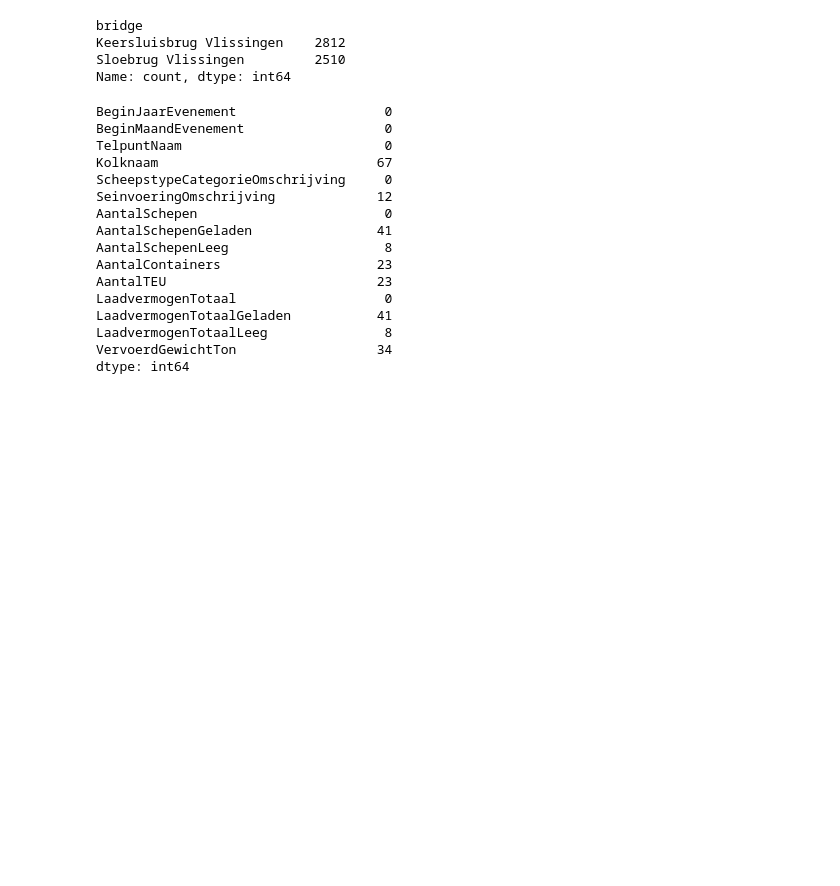
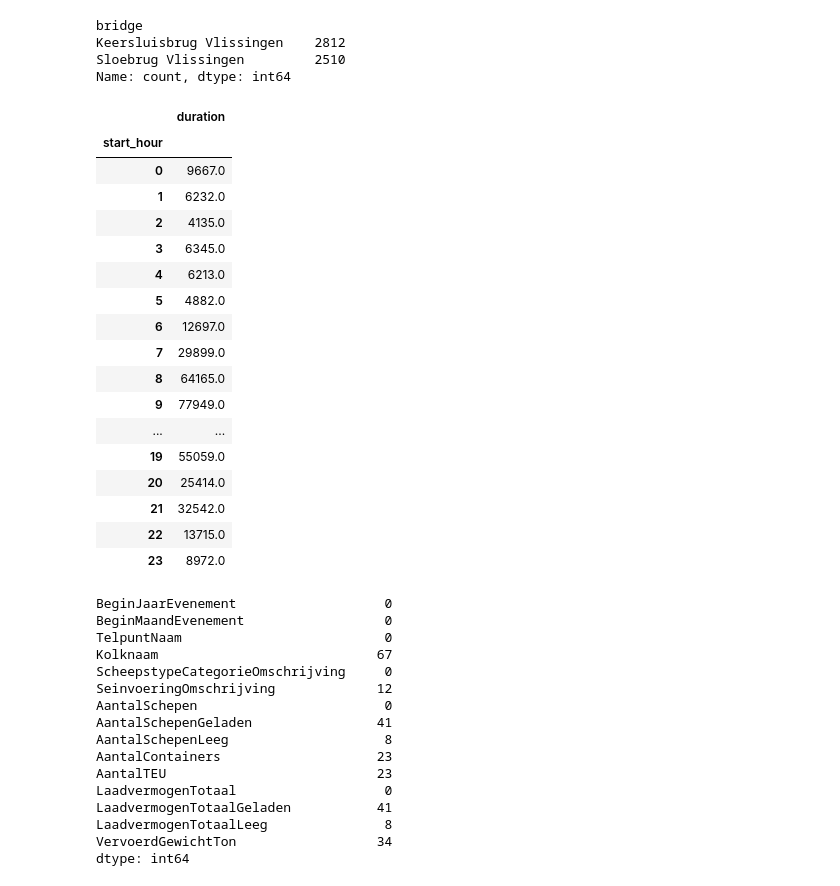
Before and after one commit to NikolaySirenko/datafest2024, a Jupyter notebook: code/passages_and_openings.ipynb, the cells around one changed output. Saved outputs shown, nothing was run; the diff lists cells and outputs as text; code cells hidden in the pictures; blank space fills up the shorter version.

```diff
--- a/code/passages_and_openings.ipynb
+++ b/code/passages_and_openings.ipynb
@@ -97,3 +93,38 @@ df_KeersluisbrugVlissingen = df_bridge_opening.loc[df_bridge_opening['bridge'] =
+# %%
+df_bridge_opening['start_datetime'] = pd.to_datetime(df_bridge_opening['start_datetime'], format='%Y-%m-%d %H:%M:%S')
+df_bridge_opening['start_hour'] = df_bridge_opening['start_datetime'].dt.hour
+#df_bridge_opening['start_day'] = df_bridge_opening['start_datetime'].dt.day
+
+df_bridge_opening['end_datetime'] = pd.to_datetime(df_bridge_opening['end_datetime'], format='%Y-%m-%d %H:%M:%S')
+df_bridge_opening['end_hour'] = df_bridge_opening['end_datetime'].dt.hour
+
+#time_delta = pd.Timedelta(time_str)
+#df_bridge_opening['duration'] = int(time_delta.total_seconds() * 1000)
+df_bridge_opening['duration'] = (df_bridge_opening['end_datetime'] - df_bridge_opening['start_datetime']).dt.total_seconds()
+
+df_sloebrug = df_bridge_opening.loc[df_bridge_opening['bridge'] == 'Sloebrug Vlissingen'].reset_index(drop=True)
+df_KeersluisbrugVlissingen = df_bridge_opening.loc[df_bridge_opening['bridge'] == 'Keersluisbrug Vlissingen'].reset_index(drop=True)
+df_sloebrug_per_hour = df_sloebrug.groupby(['start_hour']).agg({'duration': "sum"})
+df_sloebrug_per_hour
+# %% [output]
+|  | duration |
+| start_hour |  |
+| 0 | 9667.0 |
+| 1 | 6232.0 |
+| 2 | 4135.0 |
+| 3 | 6345.0 |
+| 4 | 6213.0 |
+| 5 | 4882.0 |
+| 6 | 12697.0 |
+| 7 | 29899.0 |
+| 8 | 64165.0 |
+| 9 | 77949.0 |
+| ... | ... |
+| 19 | 55059.0 |
+| 20 | 25414.0 |
+| 21 | 32542.0 |
+| 22 | 13715.0 |
+| 23 | 8972.0 |
 # %%
 df_passage.isnull().sum()
 # %% [output]
```
Also changed, not shown: parts of 5 cells of this notebook.
